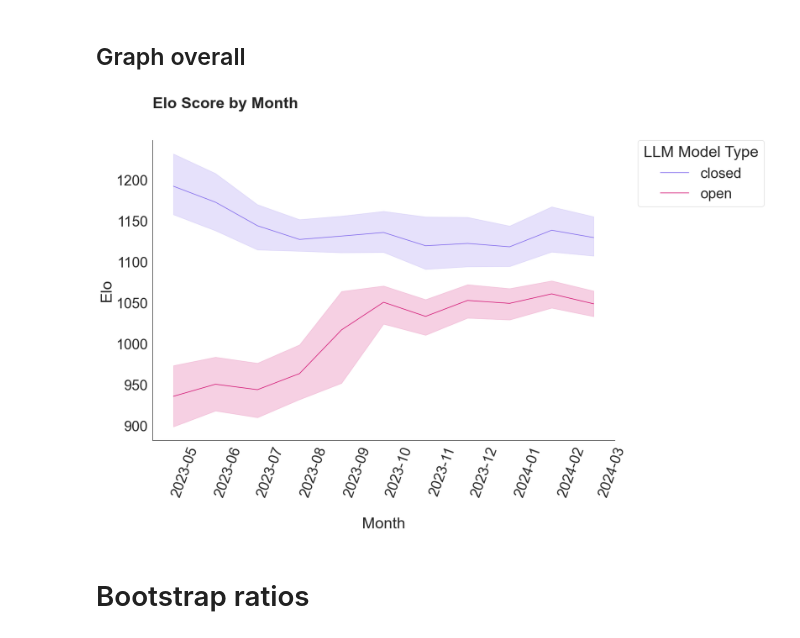
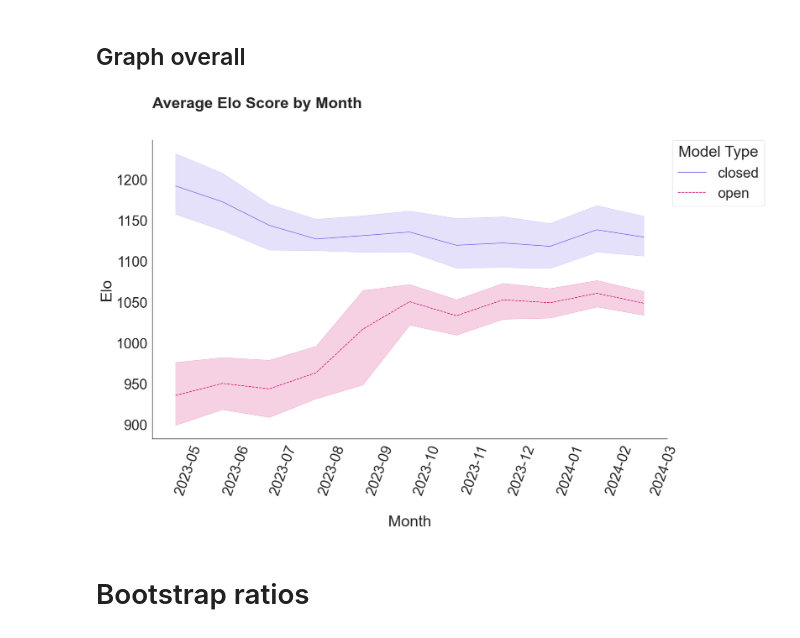
Before and after one commit to josh-ashkinaze/cbot, a Jupyter notebook: bootstrap_analysis.ipynb, the cells around one changed output. Saved outputs shown, nothing was run; the diff lists cells and outputs as text; code cells hidden in the pictures.

```diff
--- a/bootstrap_analysis.ipynb
+++ b/bootstrap_analysis.ipynb
@@ -257,16 +257,17 @@ elo_df_m2['segment_int'] = pd.factorize(elo_df_m2['segment'])[0]
 # %%
 plt.figure(figsize=(18,12))
 make_aesthetic(font_scale=3)
-sns.lineplot(data=elo_df_m2, x='segment', y='elo', hue='open_or_closed')
-plt.title("Elo Score by Month", fontweight='bold')
+sns.lineplot(data=elo_df_m2, x='segment', y='elo', hue='open_or_closed', err_style='band', style='open_or_closed')
+
+plt.title("Average Elo Score by Month", fontweight='bold')
 plt.xlabel("\nMonth")
 plt.xticks(rotation=70)
 plt.ylabel("Elo")
-plt.legend(bbox_to_anchor=(1.05, 1), loc='upper left', borderaxespad=0., title="LLM Model Type")
+plt.legend(bbox_to_anchor=(1.01, 1), loc='upper left', borderaxespad=0., title="Model Type")
 plt.tight_layout()
 plt.show()
 # %% [output]
-[figure, old version]
+[figure, new version]
 # %% [markdown]
 # Bootstrap ratios
 # %%
```
Also changed, not shown: parts of 3 cells of this notebook.
